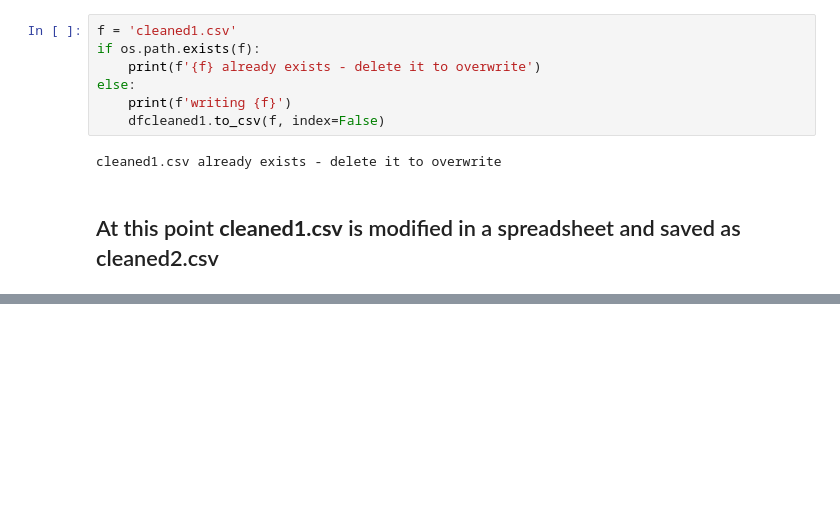
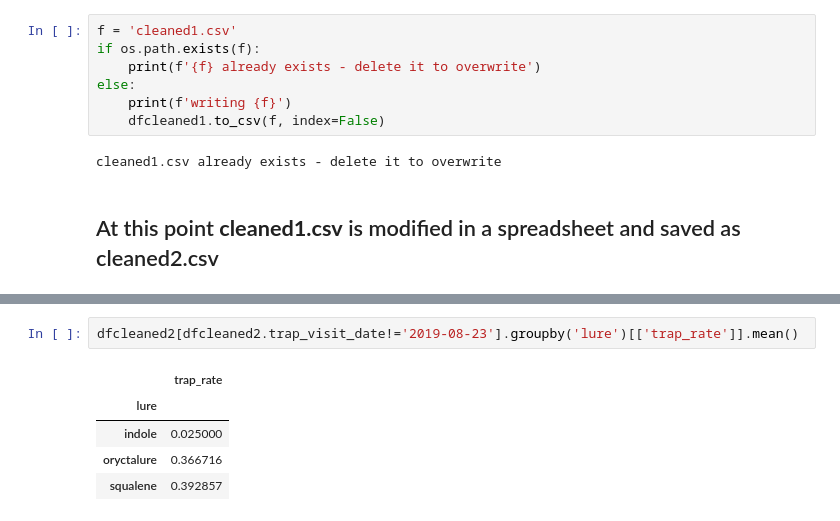
Before and after one commit to aubreymoore/Leo-Palace-Traps, a Jupyter notebook: trapcatch.ipynb, the cells around one changed output, grey strips where cells are left out. Cells and saved outputs as stored; diff of their text form; blank space fills up the shorter version.

```diff
--- a/trapcatch.ipynb
+++ b/trapcatch.ipynb
@@ -181,0 +255,8 @@ plt.savefig('trapcatch.pdf')
+# %%
+dfcleaned2[dfcleaned2.trap_visit_date!='2019-08-23'].groupby('lure')[['trap_rate']].mean()
+# %% [output]
+|  | trap_rate |
+| lure |  |
+| indole | 0.025000 |
+| oryctalure | 0.366716 |
+| squalene | 0.392857 |
```
Also changed, not shown: parts of 8 cells of this notebook, 3 other files.
